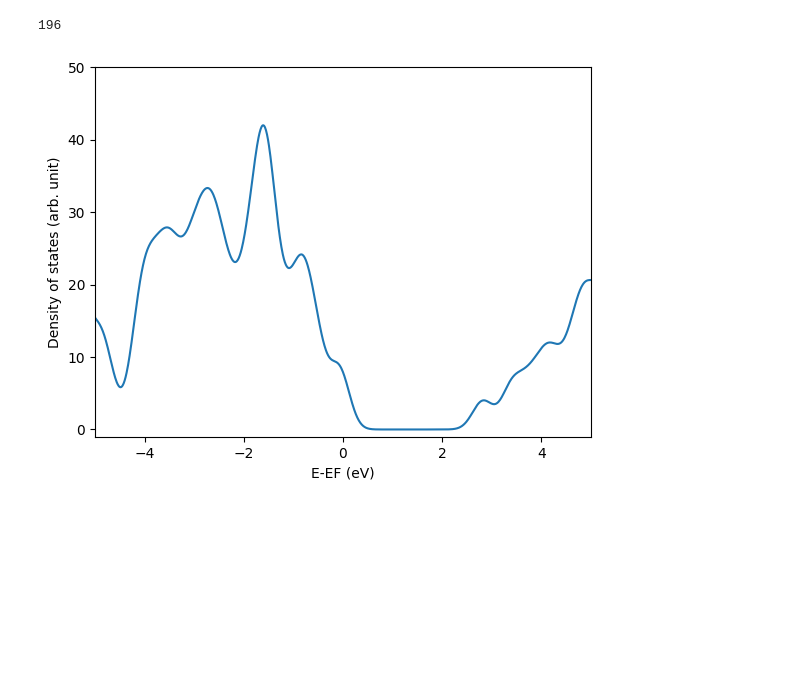
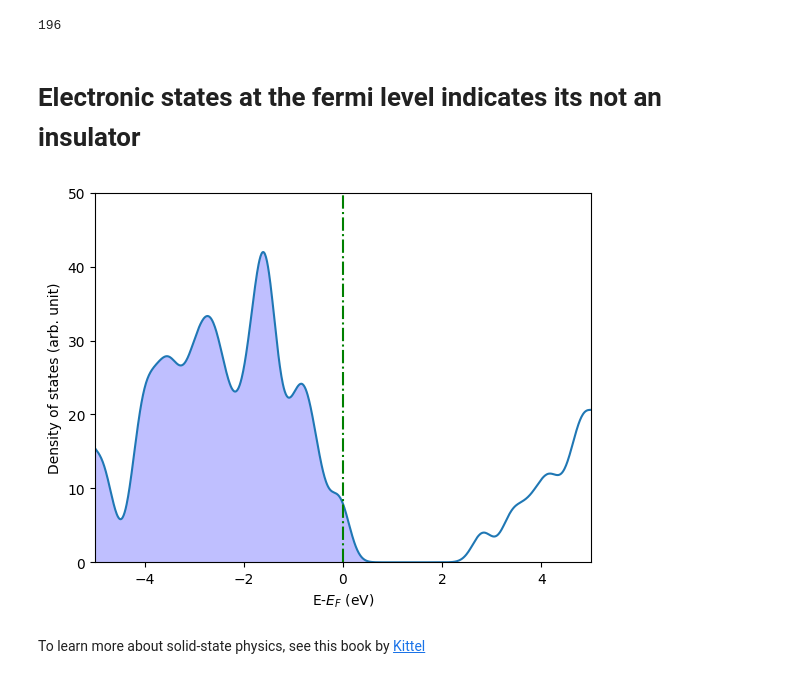
Before and after one commit to JARVIS-Materials-Design/jarvis-tools-notebooks, a Jupyter notebook: jarvis-tools-notebooks/LK99_GoogleColab_QE.ipynb, the cells around one changed output. Saved outputs shown, nothing was run; the diff lists cells and outputs as text; code cells hidden in the pictures; blank space fills up the shorter version.

```diff
--- a/jarvis-tools-notebooks/LK99_GoogleColab_QE.ipynb
+++ b/jarvis-tools-notebooks/LK99_GoogleColab_QE.ipynb
@@ -277,16 +278,21 @@ def dos(data, smearing=0.2):
     return energies, DOS
 
 energies, DOS = dos(ds)
+# %% [markdown]
+# Electronic states at the fermi level indicates its not an insulator
 # %%
 %matplotlib inline
 import matplotlib.pyplot as plt
 plt.plot(energies, DOS)
-plt.xlabel('E-EF (eV)')
+plt.xlabel('E-$E_F$ (eV)')
 plt.ylabel('Density of states (arb. unit)')
+plt.fill_between(energies, 0, DOS, where=(energies < 1), facecolor='blue', alpha=0.25)
+plt.axvline(x=0,linestyle='-.',color='green')
+
 plt.xlim([-5,5])
-plt.ylim([-1,50])
+plt.ylim([0,50])
 plt.show()
-
-# States at the fermi level indicates its definitely not an insulator
 # %% [output]
-[figure, old version]
+[figure, new version]
+# %% [markdown]
+To learn more about solid-state physics, see this book by [Kittel](http://metal.elte.hu/~groma/Anyagtudomany/kittel.pdf)
```
Also changed, not shown: parts of 7 cells of this notebook.
